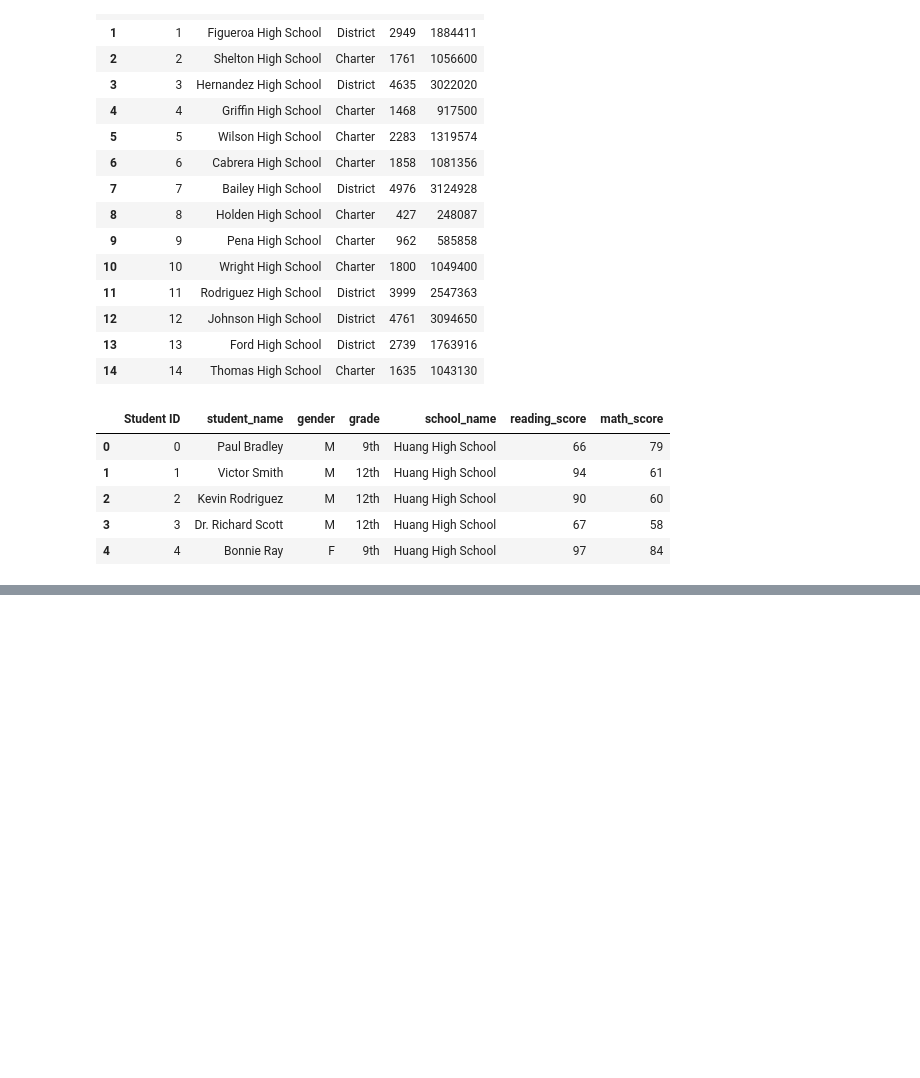
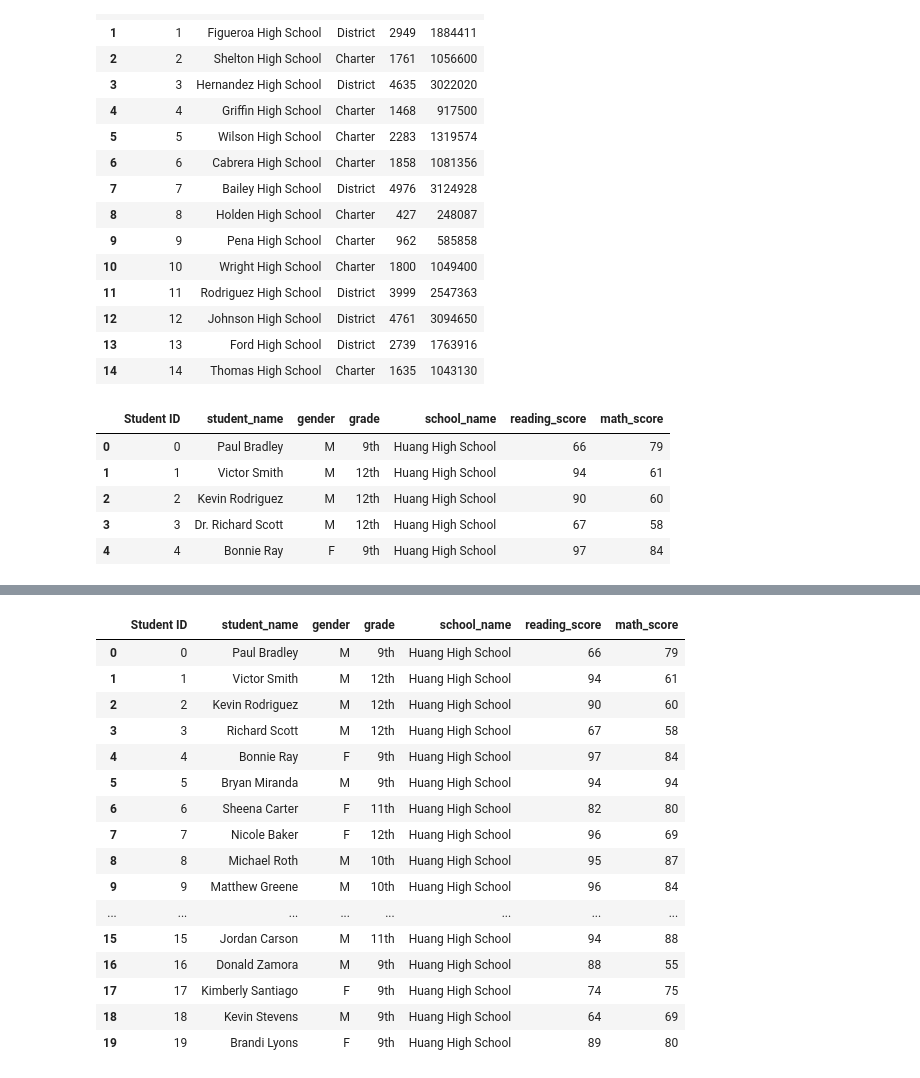
Before and after one commit to JoePizz/School_District_Analysis, a Jupyter notebook: PyCitySchools.ipynb, the cells around one changed output, grey strips where cells are left out. Drawn from its saved outputs; the diff is of its cells as text; code cells hidden in the pictures; blank space fills up the shorter version.

Commit message:
cleaning student data

```diff
--- a/PyCitySchools.ipynb
+++ b/PyCitySchools.ipynb
@@ -43,0 +178,11 @@ SyntaxError: illegal target for annotation (<ipython-input-8-95e4f9e75756>, line
+# %%
+# Add each prefix and suffix to remove to a list.
+prefixes_suffixes = ["Dr. ", "Mr. ","Ms. ", "Mrs. ", "Miss ", " MD", " DDS", " DVM", " PhD"]
+# %%
+# Iterate through the words in the "prefixes_suffixes" list and replace them with an empty space, "".
+for word in prefixes_suffixes:
+    student_data_df["student_name"] = student_data_df["student_name"].str.replace(word, "", regex=True)
+
+# Put the cleaned students' names in another list.
+student_names = student_data_df["student_name"].tolist()
+student_names
@@ -43,0 +207,20 @@ SyntaxError: illegal target for annotation (<ipython-input-8-95e4f9e75756>, line
+# %%
+student_data_df.head(20)
+# %% [output]
+|  | Student ID | student_name | gender | grade | school_name | reading_score | math_score |
+| 0 | 0 | Paul Bradley | M | 9th | Huang High School | 66 | 79 |
+| 1 | 1 | Victor Smith | M | 12th | Huang High School | 94 | 61 |
+| 2 | 2 | Kevin Rodriguez | M | 12th | Huang High School | 90 | 60 |
+| 3 | 3 | Richard Scott | M | 12th | Huang High School | 67 | 58 |
+| 4 | 4 | Bonnie Ray | F | 9th | Huang High School | 97 | 84 |
+| 5 | 5 | Bryan Miranda | M | 9th | Huang High School | 94 | 94 |
+| 6 | 6 | Sheena Carter | F | 11th | Huang High School | 82 | 80 |
+| 7 | 7 | Nicole Baker | F | 12th | Huang High School | 96 | 69 |
+| 8 | 8 | Michael Roth | M | 10th | Huang High School | 95 | 87 |
+| 9 | 9 | Matthew Greene | M | 10th | Huang High School | 96 | 84 |
+| ... | ... | ... | ... | ... | ... | ... | ... |
+| 15 | 15 | Jordan Carson | M | 11th | Huang High School | 94 | 88 |
+| 16 | 16 | Donald Zamora | M | 9th | Huang High School | 88 | 55 |
+| 17 | 17 | Kimberly Santiago | F | 9th | Huang High School | 74 | 75 |
+| 18 | 18 | Kevin Stevens | M | 9th | Huang High School | 64 | 69 |
+| 19 | 19 | Brandi Lyons | F | 9th | Huang High School | 89 | 80 |
```
Also changed, not shown: parts of 14 cells of this notebook, 7 other files.
